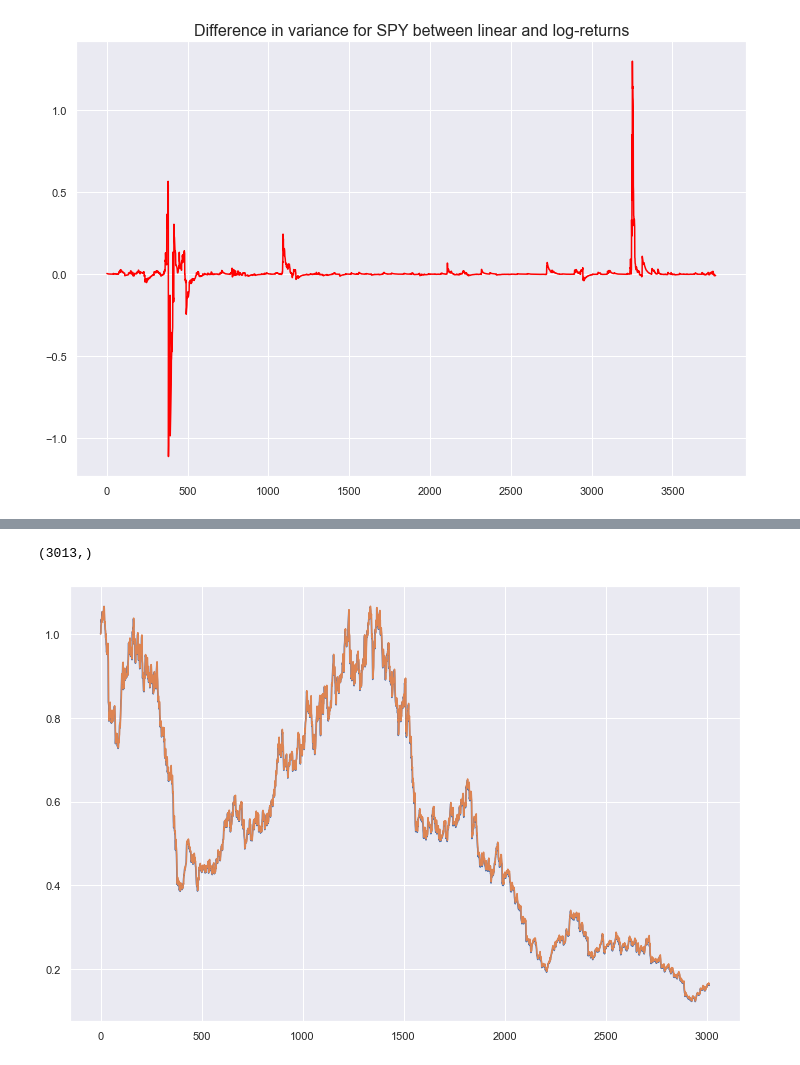
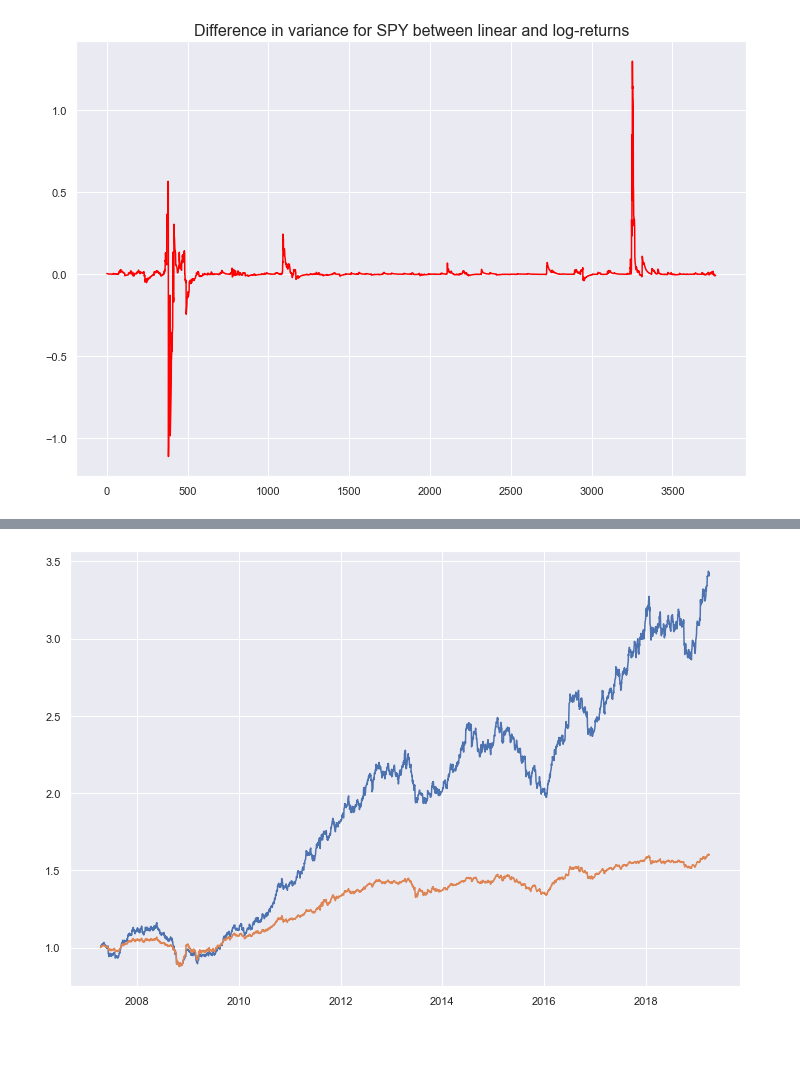
Before and after one commit to EdgyPanda/Python-Projects, a Jupyter notebook: RiskParity-Portfolio/RiskParity.ipynb, the cells around one changed output, grey strips where cells are left out. Saved outputs shown, nothing was run; the diff lists cells and outputs as text; code cells hidden in the pictures.

```diff
--- a/RiskParity-Portfolio/RiskParity.ipynb
+++ b/RiskParity-Portfolio/RiskParity.ipynb
@@ -226,21 +234,24 @@ RFLinRetTrain, RFLinRetTest = train_test_split(DF['RF'], test_size = 0.2, shuffl
 TrainLinReturns = pd.merge(TrainLinReturns, RFLinRetTrain, how = 'inner', on = 'Date')
 TestLinReturns = pd.merge(TestLinReturns, RFLinRetTest, how = 'inner', on = 'Date')
 # %%
-EWMATrain = EWMA(TrainLogReturns * 100)
+EWMATrain = EWMA(TrainLogReturns)
 
 Weights = np.zeros((5, EWMATrain.shape[2]))
 WeightsScaled = np.zeros((5, EWMATrain.shape[2]))
 LC_weights = np.zeros(EWMATrain.shape[2])
 PortfolioRisk = np.zeros(EWMATrain.shape[2])
+PortfolioRiskScaled = np.zeros(EWMATrain.shape[2])
+
 
 b = np.ones(EWMATrain.shape[0])/EWMATrain.shape[0]
 for i in range(EWMATrain.shape[2]):
-    temp = Riskparity(EWMATrain[:,:,i], b, 0.1 * np.sqrt(252))
+    temp = Riskparity(EWMATrain[:,:,i], b, 0.1/np.sqrt(252)) #if we want 0.1 (10%) annualized volatility then we need to downscale it to daily, 0.1/np.sqrt(252)?
 
     WeightsScaled[:,i] = temp['w_new']
     Weights[:,i] = temp['w']
     LC_weights[i] = temp['LC_weight']
     PortfolioRisk[i] = temp['portrisk']
+    PortfolioRiskScaled[i] = temp['portrisk_new']
 
 
 Weights = pd.DataFrame(Weights.T, index = TrainLogReturns.index, columns=TrainLogReturns.columns.values)
@@ -284,36 +280,40 @@ plt.show()
 # We will rebalance the portfolio weekly:
 CollectedWeights = pd.concat([WeightsScaled, LC_weights], axis = 1)
 TurnoverLevRiskParity = Turnover(WeightsScaled)
+TurnoverRiskParity = Turnover(Weights)
 #portfolio returns can now be calculated (net of transaction cost) as: r_t = w^T * r_t^e - c * TO_t, where r_t^e is the excess return.
-Turnovertest = Turnover(Weights)
-WeightsScaled.resample('W').last()
-TurnoverLevRiskParity
-# %% [output]
-(3013,)
 # %%
 #portfolio returns can now be calculated (net of transaction cost) as: r_t = w^T * r_t^e - c * TO_t, where r_t^e is the excess return.
 
 PortReturnsLevRiskParity = np.zeros(TrainLinReturns.shape[0])
-PortReturnsLevRiskParityDeMiguel = np.zeros(TrainLinReturns.shape[0])
+PortReturnsRiskParity = np.zeros(TrainLinReturns.shape[0])
 c = 0.005 # 50 bp in De Miguel
 
+
+#Scaling returns as done in Volatility targeting,
+
+
 for i in range(TrainLinReturns.shape[0]-1):
-    PortReturnsLevRiskParity[i] = np.subtract(np.dot(WeightsScaled.iloc[i,:], TrainLinReturns.iloc[i,0:5]), c * TurnoverLevRiskParity[i])
-    PortReturnsLevRiskParityDeMiguel[i] = np.dot(WeightsScaled.iloc[i,:], TrainLinReturns.iloc[i,0:5])
+    PortReturnsLevRiskParity[i] = np.subtract(np.dot(CollectedWeights.iloc[i,:], TrainLinReturns.iloc[i,:]), c * TurnoverLevRiskParity[i])
+    PortReturnsRiskParity[i] = np.subtract(np.dot(Weights.iloc[i,:], TrainLinReturns.iloc[i,0:5]), c * TurnoverRiskParity[i]) #TrainLinReturns.iloc[i,0:5]
 # %%
 #limitations on  investing in the riskfree asset. Turnover is only calculated on risky assets, aka not the riskfree rate.
+
+
+#Cumulative returns is the same as the wealth function (16) defined in DeMiguels paper (this has been tested)
+CumRetLevRiskParity = pd.DataFrame((1 + PortReturnsLevRiskParity).cumprod(), index = TrainLinReturns.index)
+CumRetRiskParity = pd.DataFrame((1 + PortReturnsRiskParity).cumprod(), index = TrainLinReturns.index)
+
 plt.figure(figsize=(12,8))
 
 
-plt.plot((1 + PortReturnsLevRiskParity).cumprod())
+#the wealth function net of transaction cost from De Miguel paper:
+#W = np.ones(TrainLinReturns.shape[0])
+#for i in range(TrainLinReturns.shape[0]-1):
+#    W[i+1] = W[i] * (1 + PortReturnsLevRiskParityDeMiguel[i]) * (1 - c * TurnoverLevRiskParity[i]) #PortReturnsLevRiskParityDeMiguel should be portfolio returns without subtracting transaction costs.
 
-
-#the wealth function net of transaction cost from De Miguel paper:
-W = np.ones(TrainLinReturns.shape[0])
-for i in range(TrainLinReturns.shape[0]-1):
-    W[i+1] = W[i] * (1 + PortReturnsLevRiskParityDeMiguel[i]) * (1 - c * TurnoverLevRiskParity[i])
-
-plt.plot(W)
+plt.plot(CumRetLevRiskParity)
+plt.plot(CumRetRiskParity)
 plt.show()
 # %% [output]
-[figure, old version]
+[figure, new version]
```
Also changed, not shown: parts of 6 cells of this notebook.
